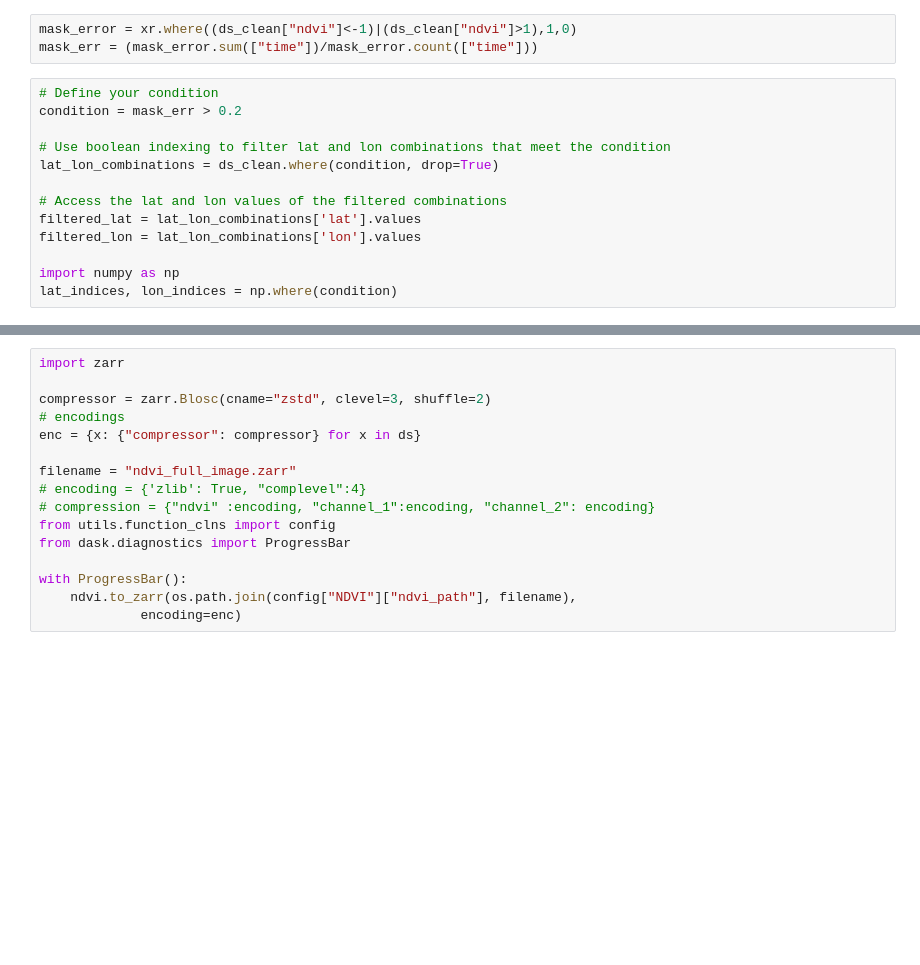
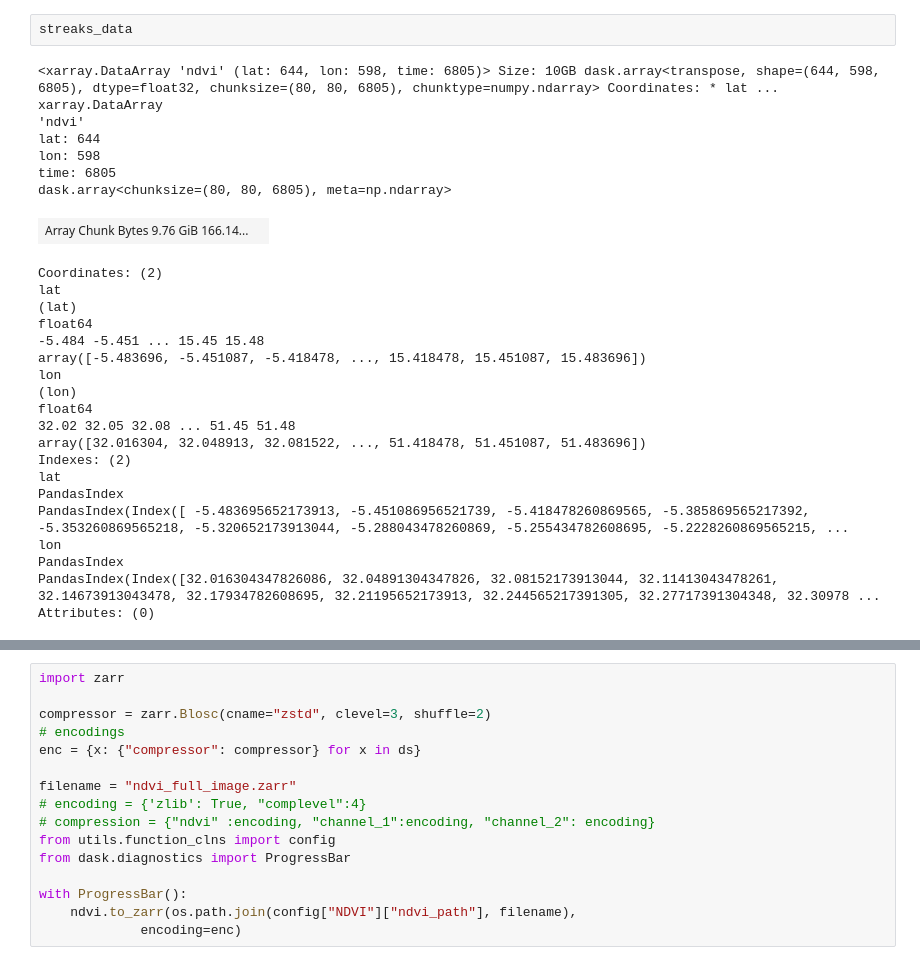
Before and after one commit to Riccardo7-DS/Indices_analysis, a Jupyter notebook: notebooks/test_ndvi.ipynb, the cells around one changed output, grey strips where cells are left out. Cells and saved outputs as stored; diff of their text form; blank space fills up the shorter version.

```diff
--- a/notebooks/test_ndvi.ipynb
+++ b/notebooks/test_ndvi.ipynb
@@ -86,16 +93,30 @@ ds_clean.ndvi.isel(time=100).plot(vmax = 1, vmin=0)
-# %%
-mask_error = xr.where((ds_clean["ndvi"]<-1)|(ds_clean["ndvi"]>1),1,0)
-mask_err = (mask_error.sum(["time"])/mask_error.count(["time"]))
-# %%
-# Define your condition
-condition = mask_err > 0.2
-
-# Use boolean indexing to filter lat and lon combinations that meet the condition
-lat_lon_combinations = ds_clean.where(condition, drop=True)
-
-# Access the lat and lon values of the filtered combinations
-filtered_lat = lat_lon_combinations['lat'].values
-filtered_lon = lat_lon_combinations['lon'].values
-
-import numpy as np
-lat_indices, lon_indices = np.where(condition)
+# %%
+streaks_data
+# %% [output]
+<xarray.DataArray 'ndvi' (lat: 644, lon: 598, time: 6805)> Size: 10GB dask.array<transpose, shape=(644, 598, 6805), dtype=float32, chunksize=(80, 80, 6805), chunktype=numpy.ndarray> Coordinates: * lat ...
+xarray.DataArray
+'ndvi'
+lat: 644
+lon: 598
+time: 6805
+dask.array<chunksize=(80, 80, 6805), meta=np.ndarray>
+| Array Chunk Bytes 9.76 GiB 166.14... |  |
+Coordinates: (2)
+lat
+(lat)
+float64
+-5.484 -5.451 ... 15.45 15.48
+array([-5.483696, -5.451087, -5.418478, ..., 15.418478, 15.451087, 15.483696])
+lon
+(lon)
+float64
+32.02 32.05 32.08 ... 51.45 51.48
+array([32.016304, 32.048913, 32.081522, ..., 51.418478, 51.451087, 51.483696])
+Indexes: (2)
+lat
+PandasIndex
+PandasIndex(Index([ -5.483695652173913, -5.451086956521739, -5.418478260869565, -5.385869565217392, -5.353260869565218, -5.320652173913044, -5.288043478260869, -5.255434782608695, -5.2228260869565215, ...
+lon
+PandasIndex
+PandasIndex(Index([32.016304347826086, 32.04891304347826, 32.08152173913044, 32.11413043478261, 32.14673913043478, 32.17934782608695, 32.21195652173913, 32.244565217391305, 32.27717391304348, 32.30978 ...
+Attributes: (0)
```
Also changed, not shown: parts of 19 cells of this notebook, 3 other files.
